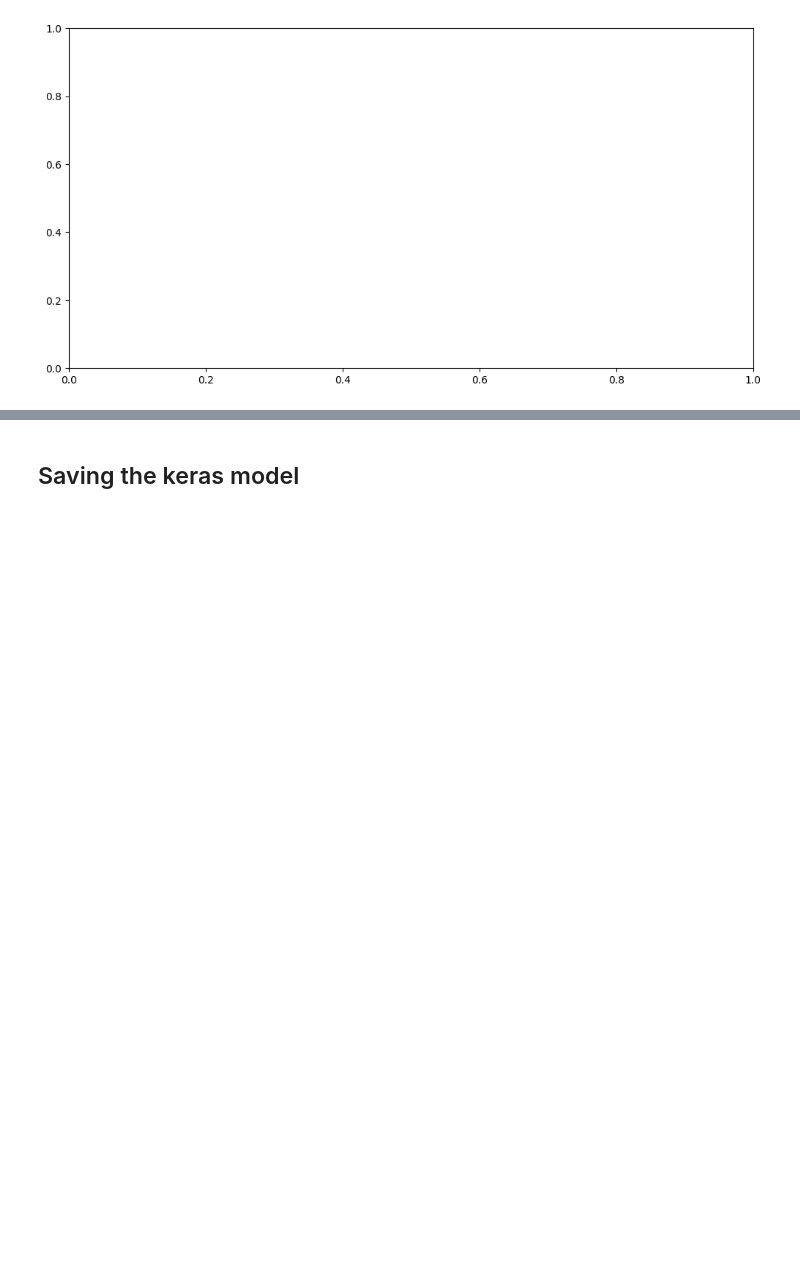
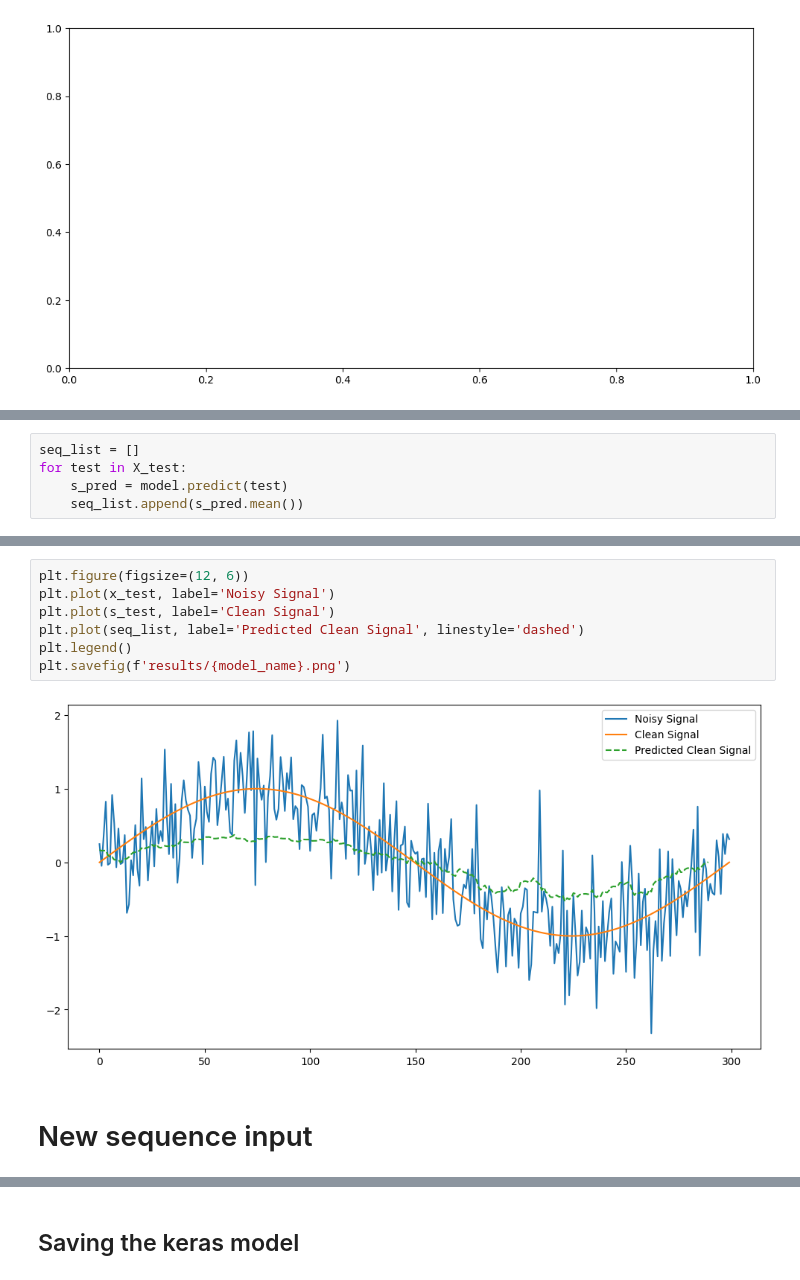
Before and after one commit to Paakallo/ML_Filter, a Jupyter notebook: train.ipynb, the cells around one changed output, grey strips where cells are left out. Cells and saved outputs as stored; diff of their text form; blank space fills up the shorter version.

Commit message:
try adding sequences

```diff
--- a/train.ipynb
+++ b/train.ipynb
@@ -191,0 +297,5 @@ plt.savefig(f'results/{model_name}.png')
+# %%
+seq_list = []
+for test in X_test:
+    s_pred = model.predict(test)
+    seq_list.append(s_pred.mean())
@@ -191,0 +320,11 @@ plt.savefig(f'results/{model_name}.png')
+# %%
+plt.figure(figsize=(12, 6))
+plt.plot(x_test, label='Noisy Signal')
+plt.plot(s_test, label='Clean Signal')
+plt.plot(seq_list, label='Predicted Clean Signal', linestyle='dashed')
+plt.legend()
+plt.savefig(f'results/{model_name}.png')
+# %% [output]
+[figure, added]
+# %% [markdown]
+# New sequence input
```
Also changed, not shown: parts of 33 cells of this notebook, 1 other file.
